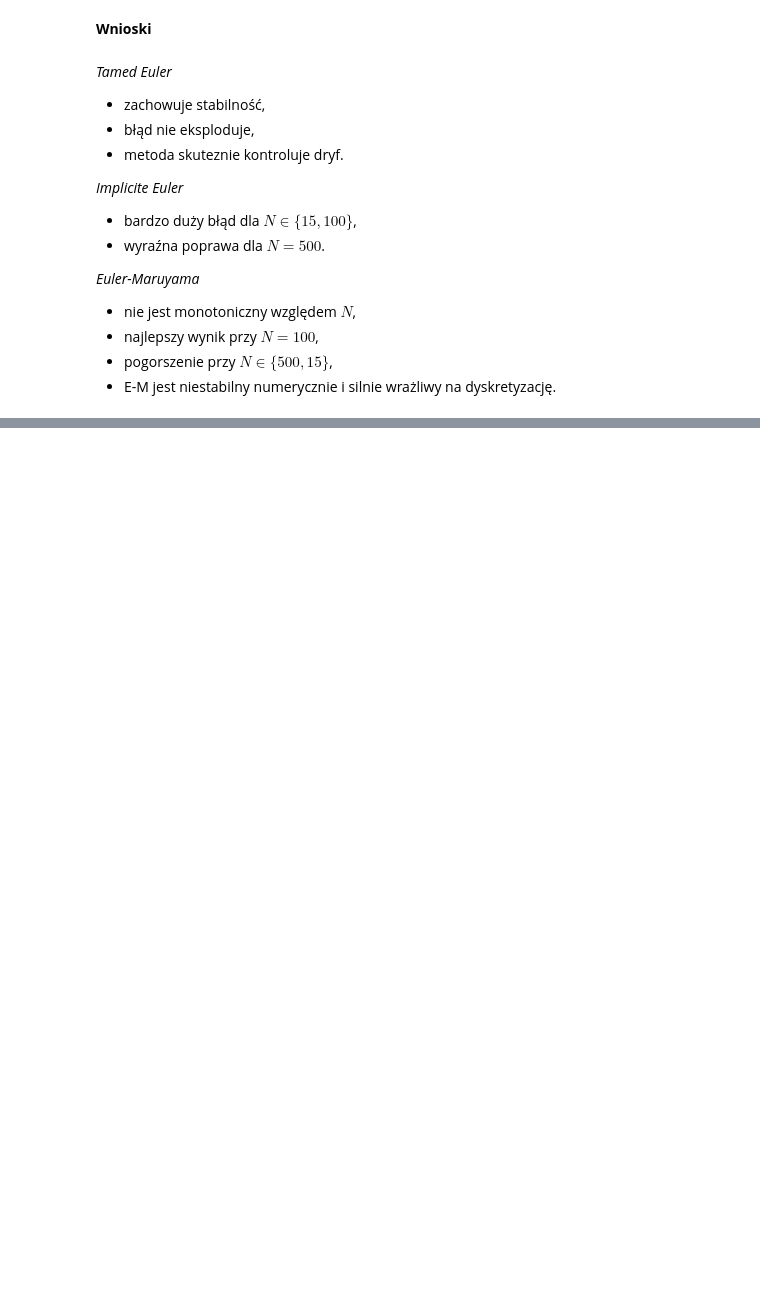
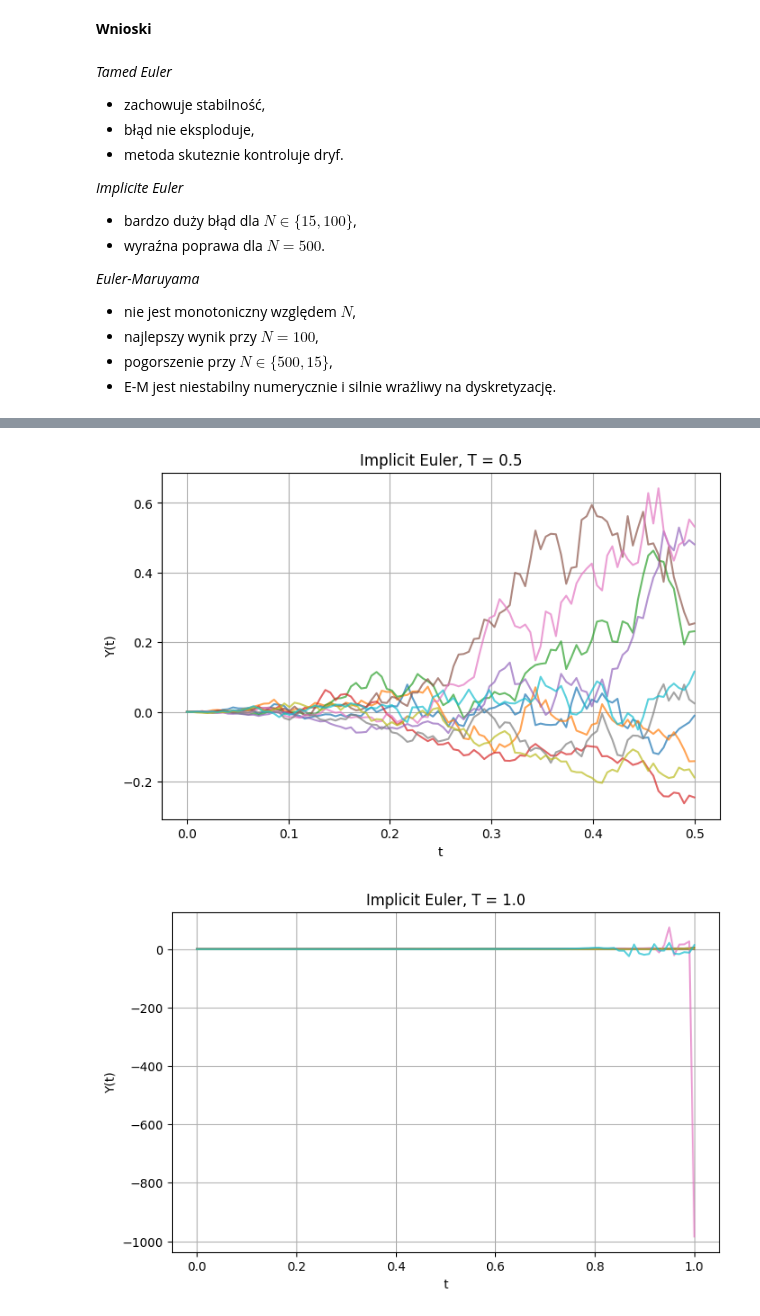
Before and after one commit to Hel4r/MNSRR-projekt-zaliczeniowy, a Jupyter notebook: symulacja.ipynb, the cells around one changed output, grey strips where cells are left out. Saved outputs shown, nothing was run; the diff lists cells and outputs as text; code cells hidden in the pictures; blank space fills up the shorter version.

```diff
--- a/symulacja.ipynb
+++ b/symulacja.ipynb
@@ -691,0 +813,32 @@ N=500 | EM=0.414888 | Tamed=0.118418 | Implicit=19.651463
+# %%
+a = lambda t, x: x**3
+b = lambda t, x: t + x
+
+da = lambda t, x: 3*x**2
+db = lambda t, x: 1
+
+N = 100
+x0 = 0
+
+for T in [0.5, 1.0, 2.0]:
+
+    plt.figure(figsize=(8,5))
+
+    for i in range(10):
+        t, y = eulerImplicitTangent(
+            x0, T,
+            a, b,
+            da, db,
+            N, 10
+        )
+
+        plt.plot(t, y, alpha=0.7)
+
+    plt.title(f"Implicit Euler, T = {T}")
+    plt.xlabel("t")
+    plt.ylabel("Y(t)")
+    plt.grid()
+    plt.show()
+# %% [output]
+[figure, added]
+[figure, added]
```
Also changed, not shown: parts of 18 cells of this notebook.
